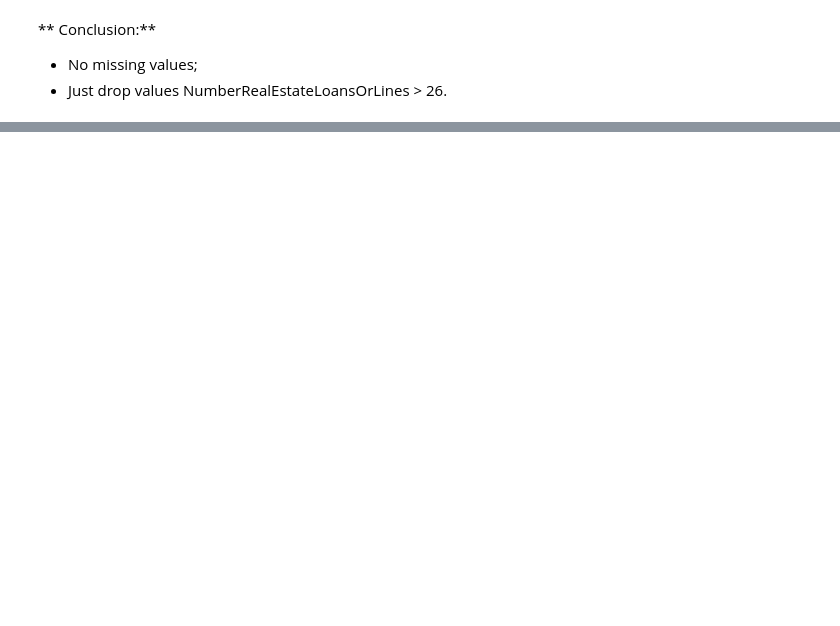
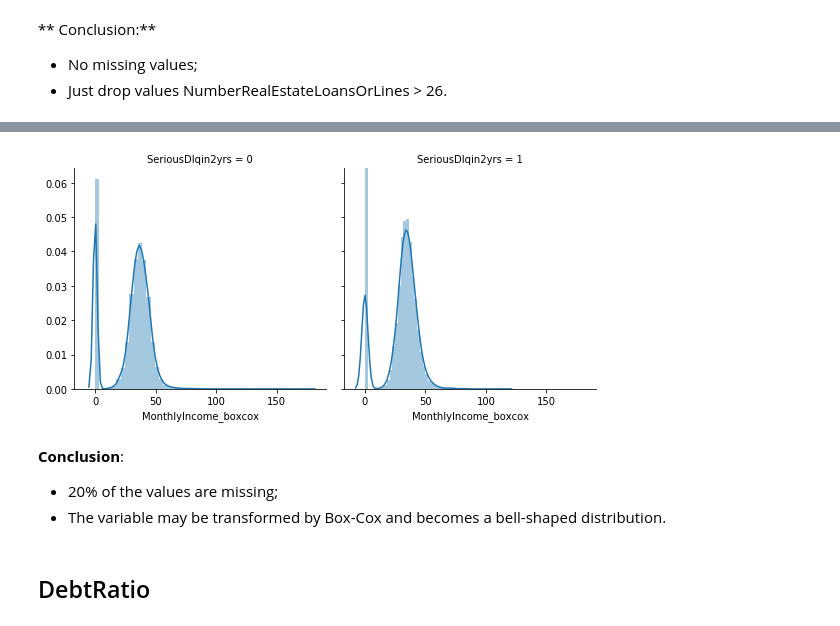
Before and after one commit to faguzz/public-notebooks, a Jupyter notebook: givemesomecredit/exploratory-data-analysis.ipynb, the cells around one changed output, grey strips where cells are left out. Cells and saved outputs as stored; diff of their text form; code cells hidden in the pictures; blank space fills up the shorter version.

```diff
--- a/givemesomecredit/exploratory-data-analysis.ipynb
+++ b/givemesomecredit/exploratory-data-analysis.ipynb
@@ -484,0 +519,15 @@ Name: NumberRealEstateLoansOrLines, dtype: int64
+# %%
+model_df['MonthlyIncome_boxcox'] = 0
+model_df.loc[model_df['MonthlyIncome'] > 0, 'MonthlyIncome_boxcox'] = xt
+# %%
+g = sns.FacetGrid(model_df, col="SeriousDlqin2yrs", size=4)
+g.map(sns.distplot, "MonthlyIncome_boxcox")
+plt.show()
+# %% [output]
+[figure, added]
+# %% [markdown]
+**Conclusion**:
+-  20% of the values are missing;
+-  The variable may be transformed by Box-Cox and becomes a bell-shaped distribution.
+# %% [markdown]
+## DebtRatio
```
Also changed, not shown: parts of 35 cells of this notebook.
